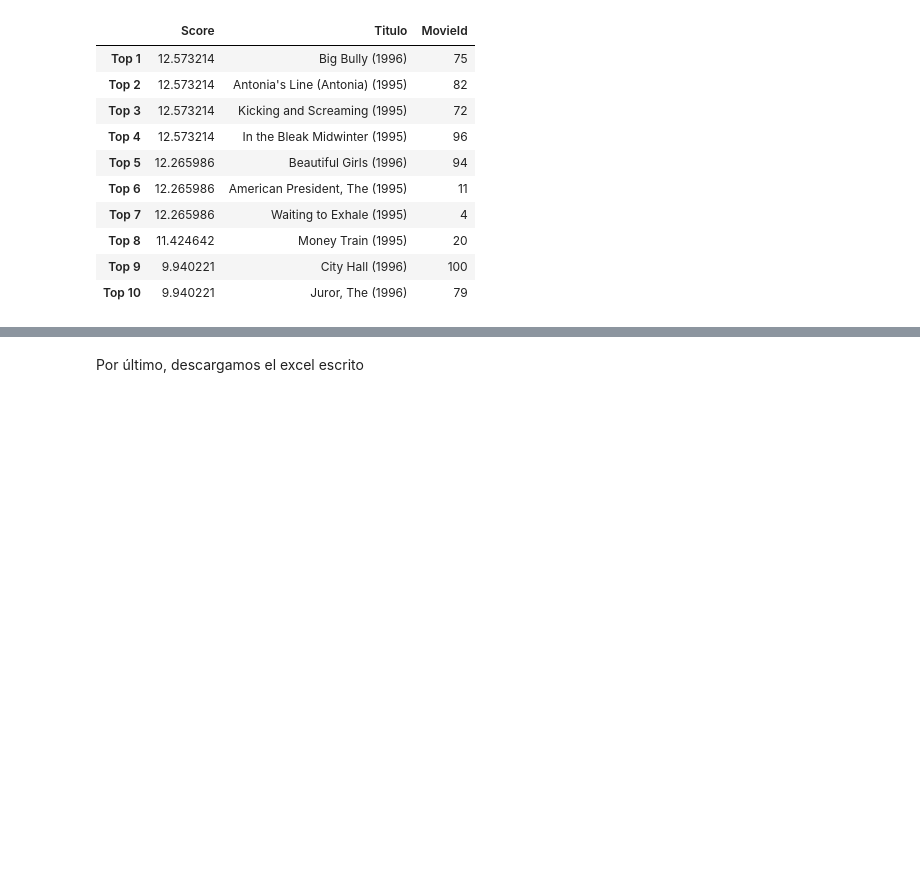
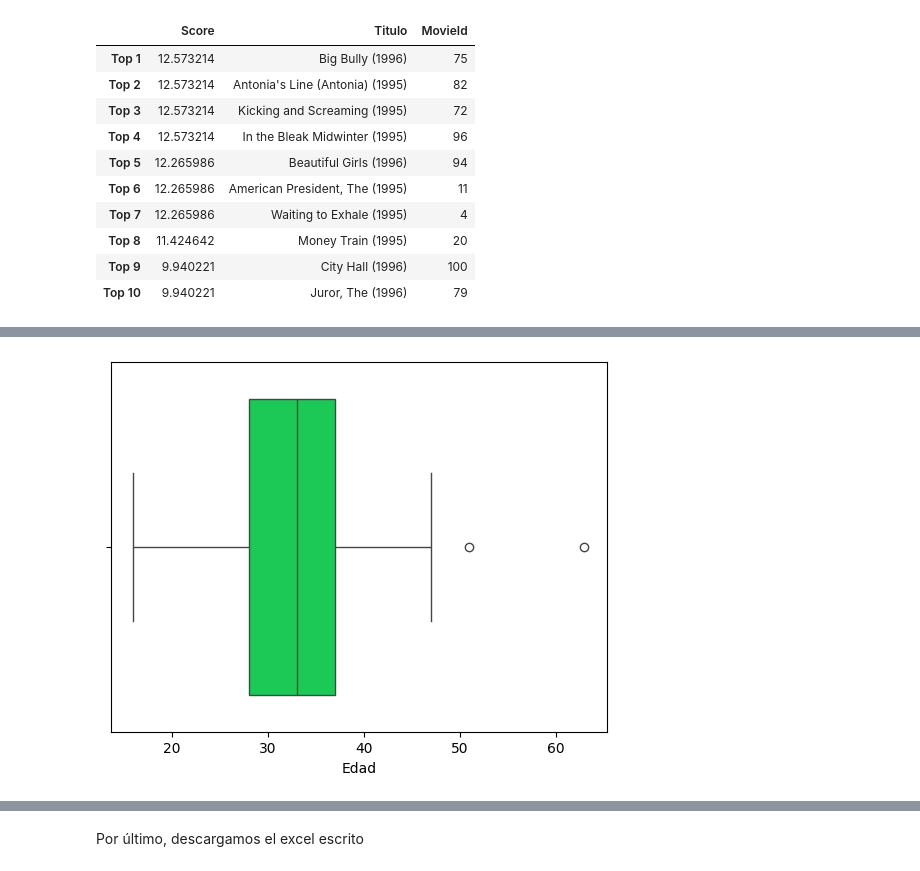
Before and after one commit to Adrianrobarq/DataScienceIEBS, a Jupyter notebook: Bloque 2/Matematicas para tratamiento de datos/Proyecto/Proyecto_recomendacion_peliculas.ipynb, the cells around one changed output, grey strips where cells are left out. Saved outputs shown, nothing was run; the diff lists cells and outputs as text; code cells hidden in the pictures; blank space fills up the shorter version.

```diff
--- a/Bloque 2/Matematicas para tratamiento de datos/Proyecto/Proyecto_recomendacion_peliculas.ipynb
+++ b/Bloque 2/Matematicas para tratamiento de datos/Proyecto/Proyecto_recomendacion_peliculas.ipynb
@@ -300,0 +525,8 @@ with pd.ExcelWriter(names[0],mode = 'a', if_sheet_exists = 'overlay') as writer:
+# %%
+#Aparecen varios valores demasiado elevados, tomaremos como outliers x>80
+df_users_amp['Edad'] = [x if x < 80 else df_users_amp['Edad'].median() for x in df_users_amp['Edad']]
+
+sns.boxplot(x= df_users_amp['Edad'], color = (0,0.9,0.3))
+plt.show()
+# %% [output]
+[figure, added]
```
Also changed, not shown: parts of 47 cells of this notebook, 12 other files.
